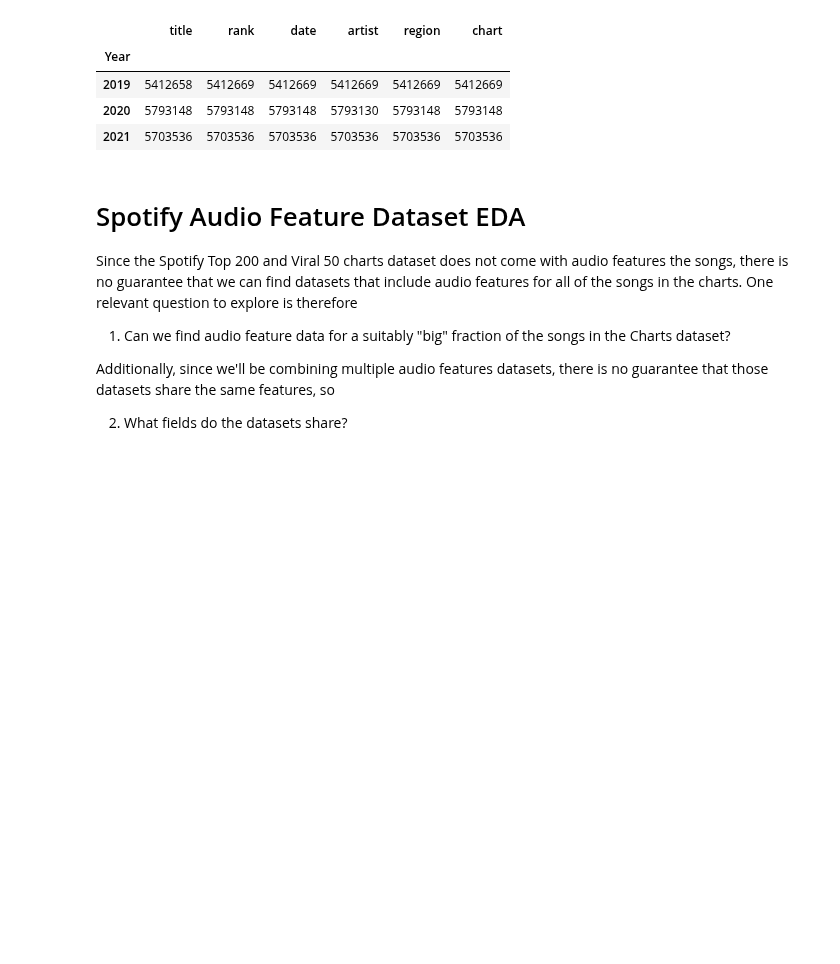
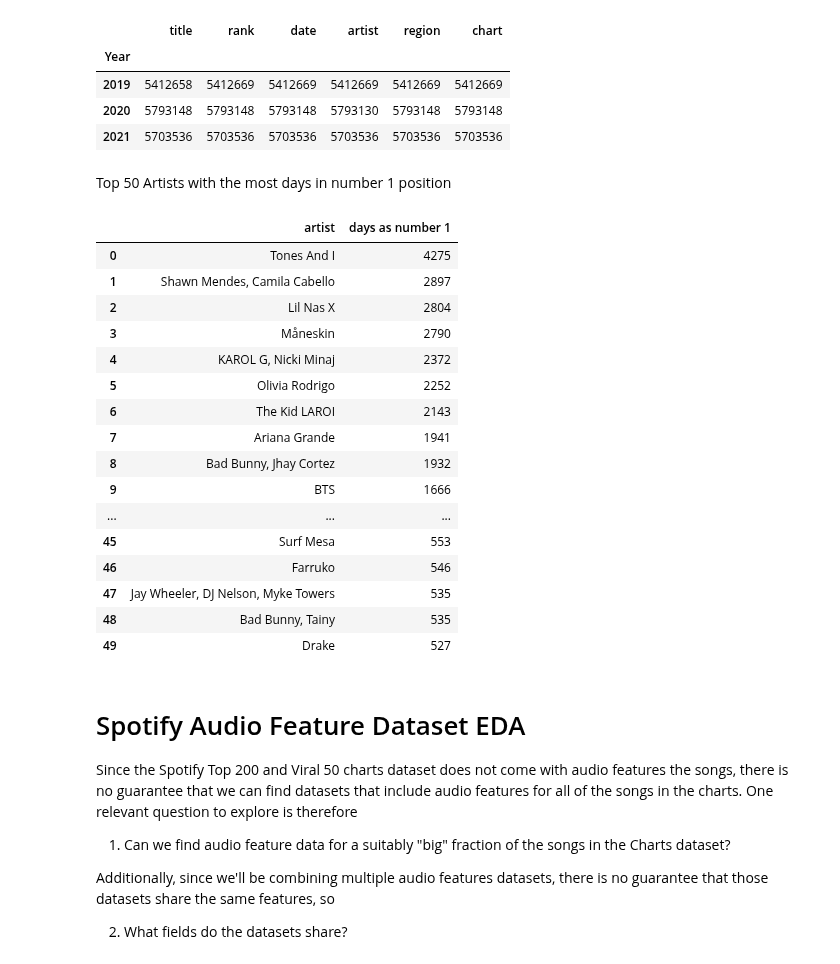
Before and after one commit to Joseph-Willem-Ricci/5450-final-project, a Jupyter notebook: 2023_04_08_CIS5450_Project.ipynb, the cells around one changed output. Saved outputs shown, nothing was run; the diff lists cells and outputs as text; code cells hidden in the pictures; blank space fills up the shorter version.

Commit message:
Added SQL library and top_50_artists query

```diff
--- a/2023_04_08_CIS5450_Project.ipynb
+++ b/2023_04_08_CIS5450_Project.ipynb
@@ -143,6 +162,38 @@ df_charts.groupby(by='Year').count()
 | 2019 | 5412658 | 5412669 | 5412669 | 5412669 | 5412669 | 5412669 |
 | 2020 | 5793148 | 5793148 | 5793148 | 5793130 | 5793148 | 5793148 |
 | 2021 | 5703536 | 5703536 | 5703536 | 5703536 | 5703536 | 5703536 |
+# %% [markdown]
+Top 50 Artists with the most days in number 1 position
+# %%
+query = """SELECT artist, count(date) as 'days as number 1'
+FROM df_charts
+WHERE rank == 1
+GROUP BY artist
+ORDER BY count(date) DESC
+LIMIT 50
+"""
+
+sql_top_50_artists = ps.sqldf(query, locals())
+# %%
+sql_top_50_artists
+# %% [output]
+|  | artist | days as number 1 |
+| 0 | Tones And I | 4275 |
+| 1 | Shawn Mendes, Camila Cabello | 2897 |
+| 2 | Lil Nas X | 2804 |
+| 3 | Måneskin | 2790 |
+| 4 | KAROL G, Nicki Minaj | 2372 |
+| 5 | Olivia Rodrigo | 2252 |
+| 6 | The Kid LAROI | 2143 |
+| 7 | Ariana Grande | 1941 |
+| 8 | Bad Bunny, Jhay Cortez | 1932 |
+| 9 | BTS | 1666 |
+| ... | ... | ... |
+| 45 | Surf Mesa | 553 |
+| 46 | Farruko | 546 |
+| 47 | Jay Wheeler, DJ Nelson, Myke Towers | 535 |
+| 48 | Bad Bunny, Tainy | 535 |
+| 49 | Drake | 527 |
 # %% [markdown]
 # Spotify Audio Feature Dataset EDA
 
```
Also changed, not shown: parts of 6 cells of this notebook.
